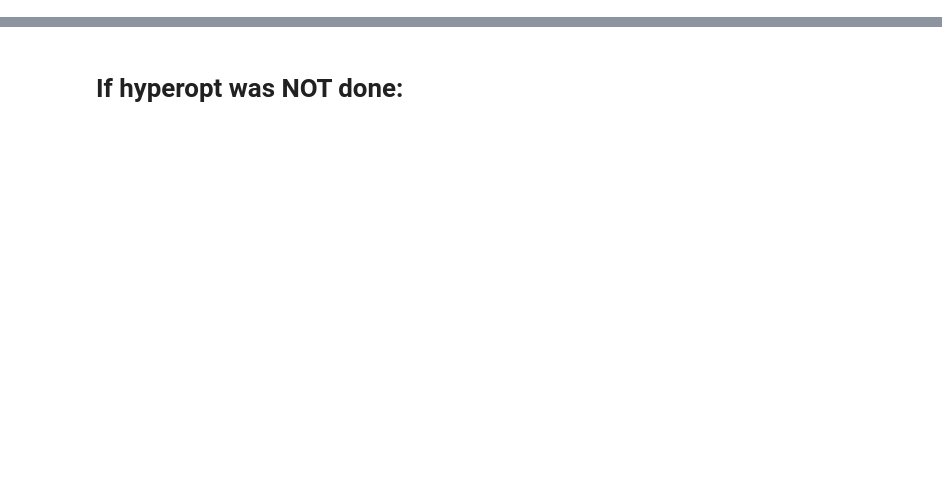
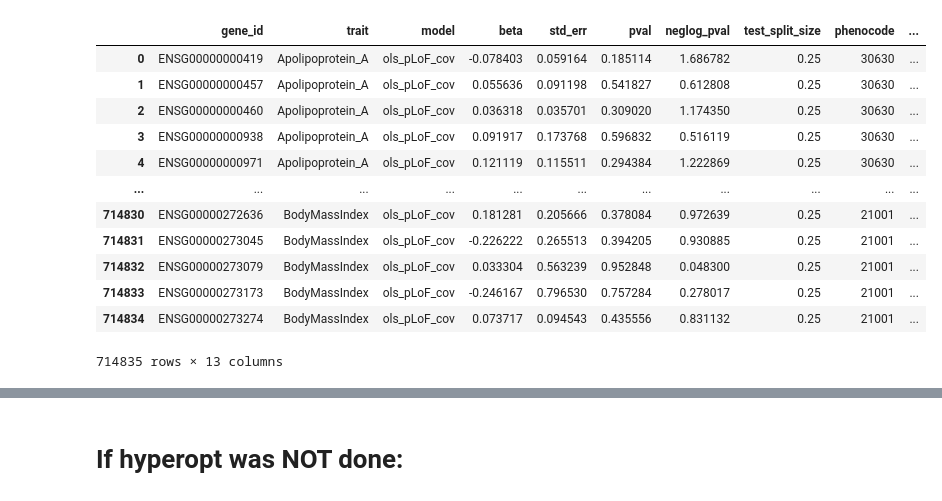
Before and after one commit to gagneurlab/funcRVP, a Jupyter notebook: scripts/read_results.ipynb, the cells around one changed output, grey strips where cells are left out. Saved outputs shown, nothing was run; the diff lists cells and outputs as text; code cells hidden in the pictures; blank space fills up the shorter version.

```diff
--- a/scripts/read_results.ipynb
+++ b/scripts/read_results.ipynb
@@ -27,0 +205,16 @@ gb_rep = pd.read_parquet('/s/project/geno2pheno/data/replication_sets/genebass_b
+# %%
+ols_df
+# %% [output]
+|  | gene_id | trait | model | beta | std_err | pval | neglog_pval | test_split_size | phenocode | ... |
+| 0 | ENSG00000000419 | Apolipoprotein_A | ols_pLoF_cov | -0.078403 | 0.059164 | 0.185114 | 1.686782 | 0.25 | 30630 | ... |
+| 1 | ENSG00000000457 | Apolipoprotein_A | ols_pLoF_cov | 0.055636 | 0.091198 | 0.541827 | 0.612808 | 0.25 | 30630 | ... |
+| 2 | ENSG00000000460 | Apolipoprotein_A | ols_pLoF_cov | 0.036318 | 0.035701 | 0.309020 | 1.174350 | 0.25 | 30630 | ... |
+| 3 | ENSG00000000938 | Apolipoprotein_A | ols_pLoF_cov | 0.091917 | 0.173768 | 0.596832 | 0.516119 | 0.25 | 30630 | ... |
+| 4 | ENSG00000000971 | Apolipoprotein_A | ols_pLoF_cov | 0.121119 | 0.115511 | 0.294384 | 1.222869 | 0.25 | 30630 | ... |
+| ... | ... | ... | ... | ... | ... | ... | ... | ... | ... | ... |
+| 714830 | ENSG00000272636 | BodyMassIndex | ols_pLoF_cov | 0.181281 | 0.205666 | 0.378084 | 0.972639 | 0.25 | 21001 | ... |
+| 714831 | ENSG00000273045 | BodyMassIndex | ols_pLoF_cov | -0.226222 | 0.265513 | 0.394205 | 0.930885 | 0.25 | 21001 | ... |
+| 714832 | ENSG00000273079 | BodyMassIndex | ols_pLoF_cov | 0.033304 | 0.563239 | 0.952848 | 0.048300 | 0.25 | 21001 | ... |
+| 714833 | ENSG00000273173 | BodyMassIndex | ols_pLoF_cov | -0.246167 | 0.796530 | 0.757284 | 0.278017 | 0.25 | 21001 | ... |
+| 714834 | ENSG00000273274 | BodyMassIndex | ols_pLoF_cov | 0.073717 | 0.094543 | 0.435556 | 0.831132 | 0.25 | 21001 | ... |
+714835 rows × 13 columns
```
Also changed, not shown: parts of 26 cells of this notebook, 6 other files.
